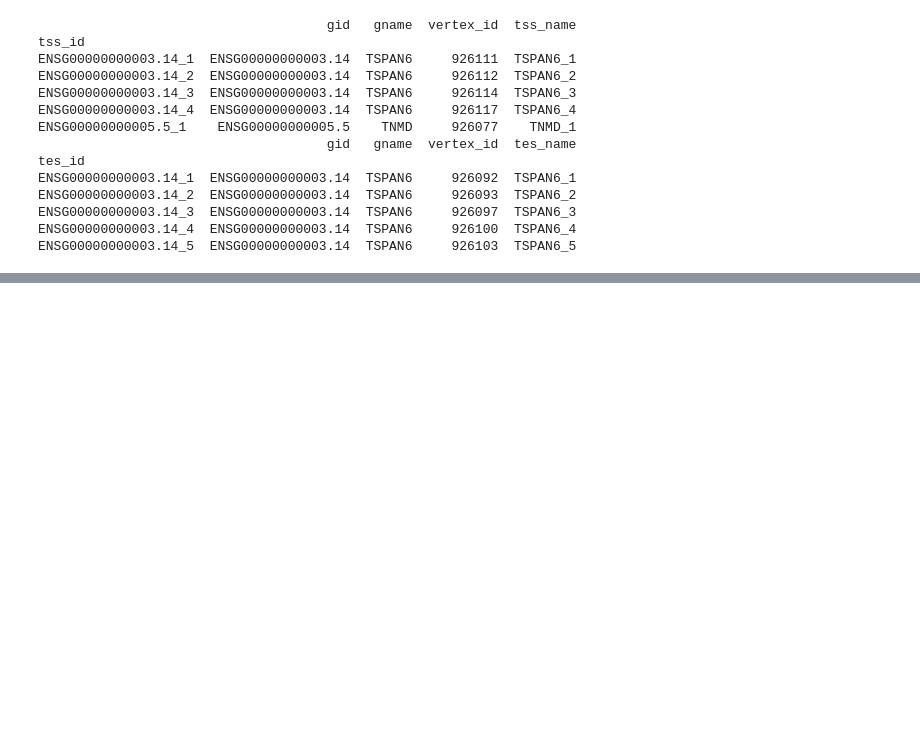
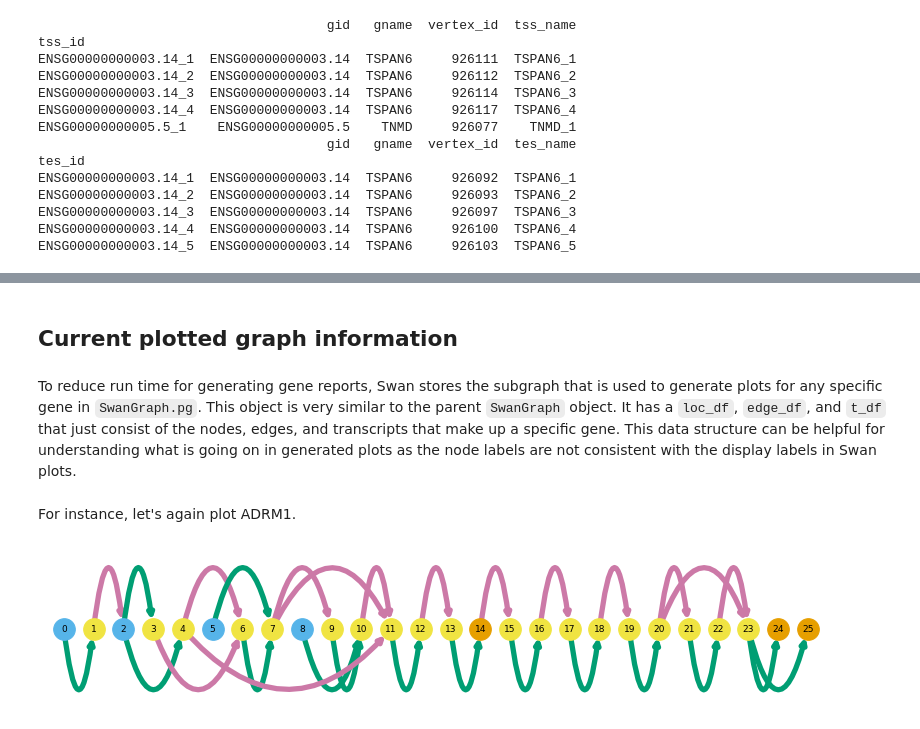
Before and after one commit to mortazavilab/swan_vis, a Jupyter notebook: faqs/Data structure.ipynb, the cells around one changed output, grey strips where cells are left out. Saved outputs shown, nothing was run; the diff lists cells and outputs as text; code cells hidden in the pictures; blank space fills up the shorter version.

Commit message:
added data structure faq

```diff
--- a/faqs/Data structure.ipynb
+++ b/faqs/Data structure.ipynb
@@ -219,0 +272,10 @@ ENSG00000000003.14_5  ENSG00000000003.14  TSPAN6     926103  TSPAN6_5
+# %% [markdown]
+##  <a name="pg"></a>Current plotted graph information
+# %% [markdown]
+To reduce run time for generating gene reports, Swan stores the subgraph that is used to generate plots for any specific gene in `SwanGraph.pg`. This object is very similar to the parent `SwanGraph` object. It has a `loc_df`, `edge_df`, and `t_df` that just consist of the nodes, edges, and transcripts that make up a specific gene. This data structure can be helpful for understanding what is going on in generated plots as the node labels are not consistent with the display labels in Swan plots.
+# %% [markdown]
+For instance, let's again plot ADRM1.
+# %%
+sg.plot_graph('ADRM1')
+# %% [output]
+[figure, added]
```
Also changed, not shown: parts of 12 cells of this notebook.
